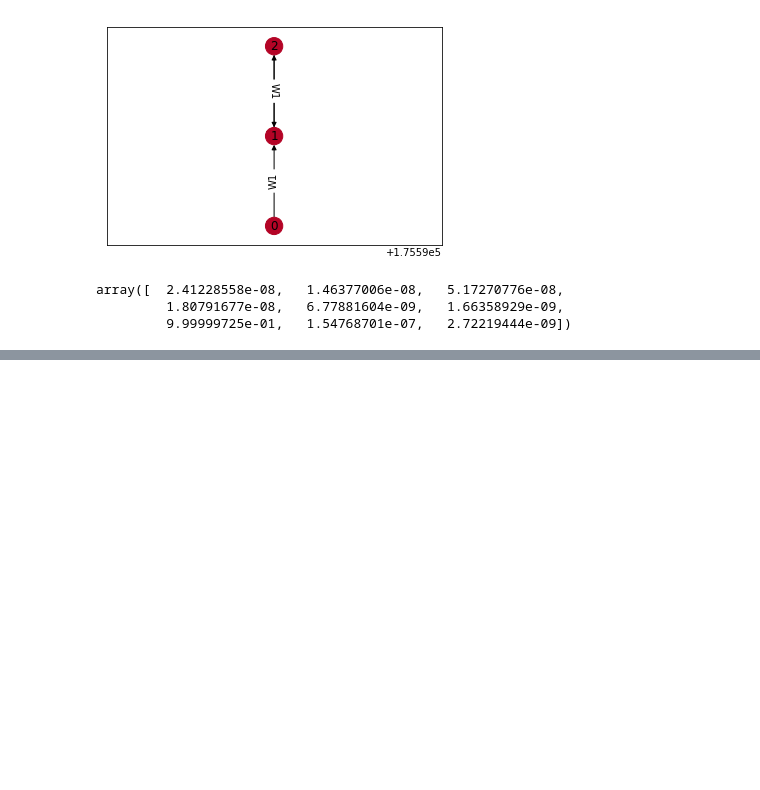
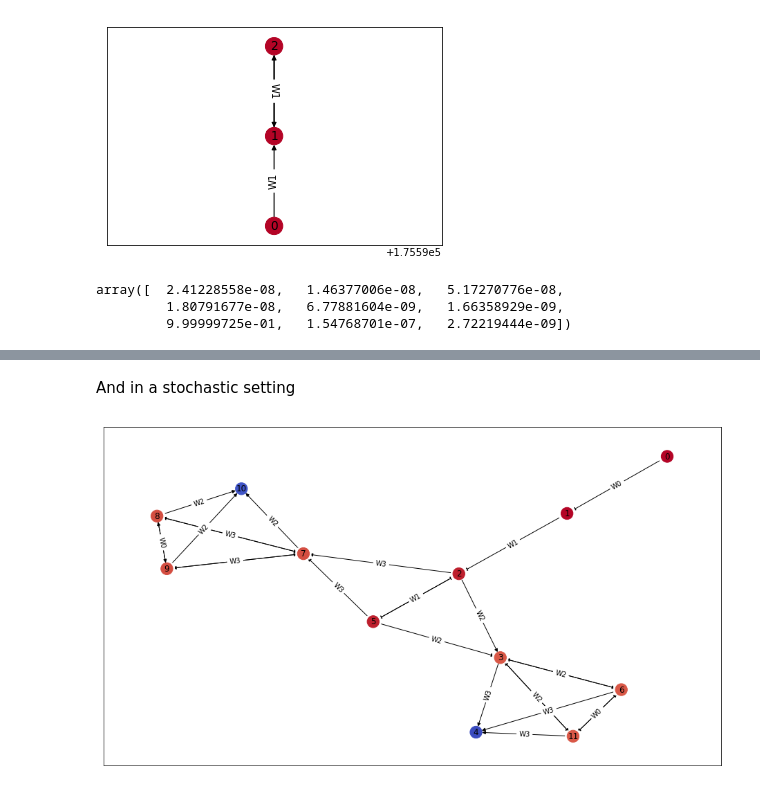
Before and after one commit to interactive-robotics/Personal_AJShah, a Jupyter notebook: LTLProgression/QLearning.ipynb, the cells around one changed output, grey strips where cells are left out. Saved outputs shown, nothing was run; the diff lists cells and outputs as text; code cells hidden in the pictures; blank space fills up the shorter version.

```diff
--- a/LTLProgression/QLearning.ipynb
+++ b/LTLProgression/QLearning.ipynb
@@ -93,0 +114,8 @@ array([  2.41228558e-08,   1.46377006e-08,   5.17270776e-08,
+# %% [markdown]
+And in a stochastic setting
+# %%
+# stochastic_evaluator = ExplorerAgent(MDP, input_policy = cf_agent.create_learned_softmax_policy(0.02))
+# stochastic_evaluator.explore(episode_limit = 500)
+_ = stochastic_evaluator.visualize_exploration(prog = 'neato')
+# %% [output]
+[figure, added]
```
Also changed, not shown: parts of 29 cells of this notebook, 4 other files.
